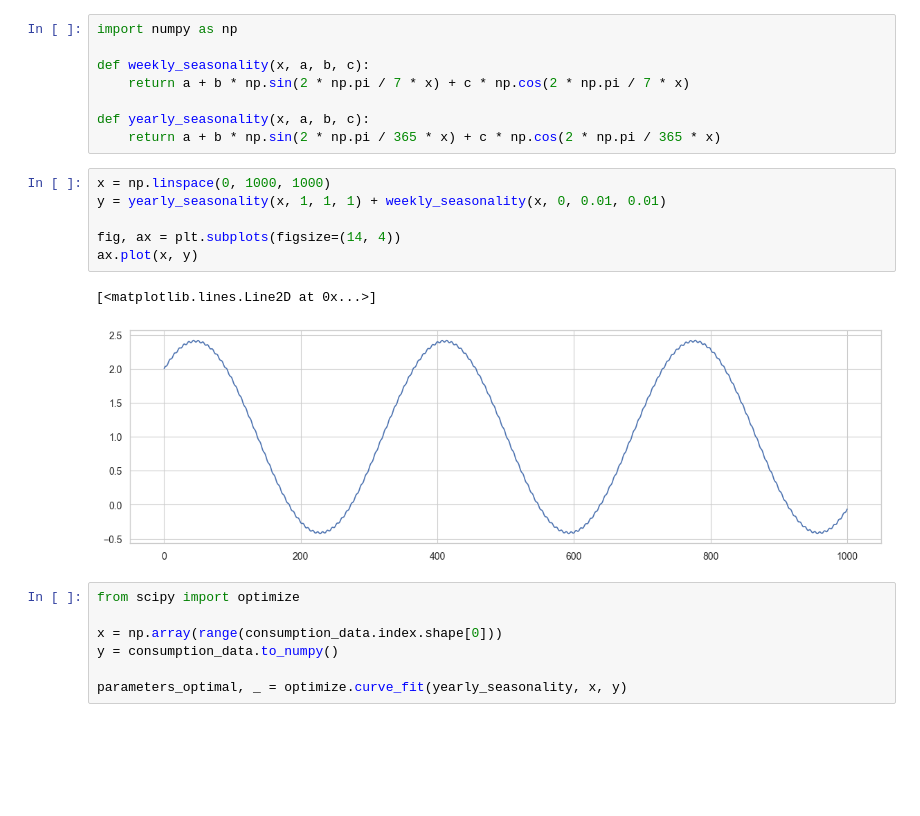
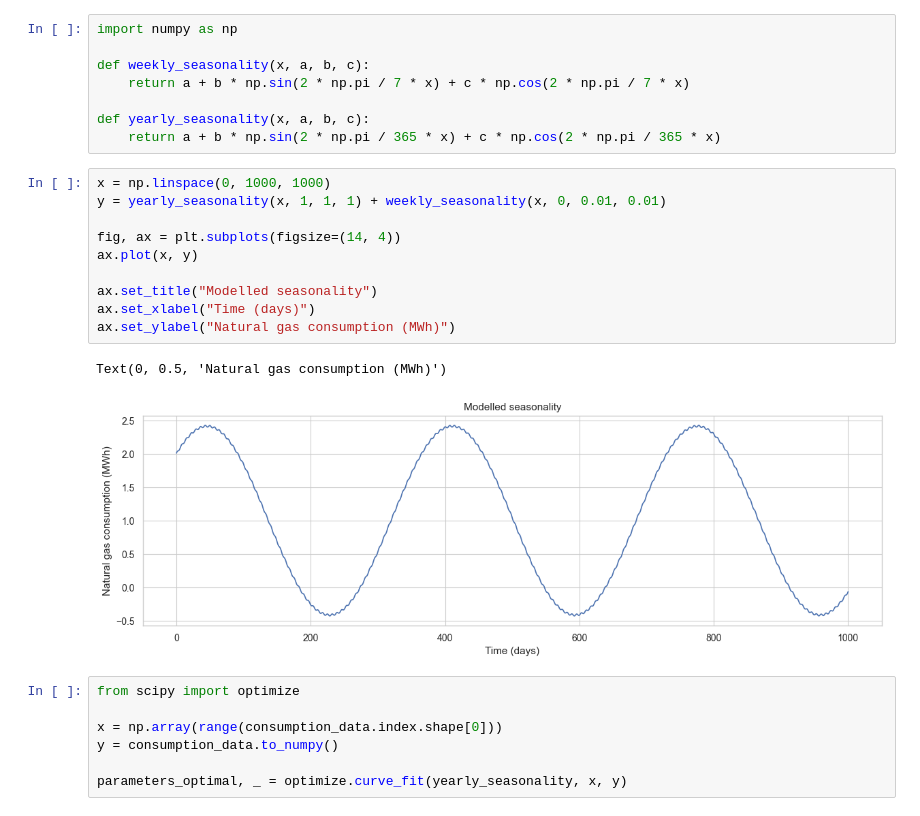
Before and after one commit to f-linus/natural_gas_consumption_modelling, a Jupyter notebook: notebooks/data_analysis/002 Autocorrelation, seasonality and trends.ipynb, the cells around one changed output. Cells and saved outputs as stored; diff of their text form; blank space fills up the shorter version.

```diff
--- a/notebooks/data_analysis/002 Autocorrelation, seasonality and trends.ipynb
+++ b/notebooks/data_analysis/002 Autocorrelation, seasonality and trends.ipynb
@@ -106,12 +118,16 @@ def yearly_seasonality(x, a, b, c):
 # %%
 x = np.linspace(0, 1000, 1000)
 y = yearly_seasonality(x, 1, 1, 1) + weekly_seasonality(x, 0, 0.01, 0.01)
 
 fig, ax = plt.subplots(figsize=(14, 4))
 ax.plot(x, y)
+
+ax.set_title("Modelled seasonality")
+ax.set_xlabel("Time (days)")
+ax.set_ylabel("Natural gas consumption (MWh)")
 # %% [output]
-[<matplotlib.lines.Line2D at 0x...>]
+Text(0, 0.5, 'Natural gas consumption (MWh)')
-[figure, old version]
+[figure, new version]
 # %%
 from scipy import optimize
 
```
Also changed, not shown: parts of 8 cells of this notebook.
